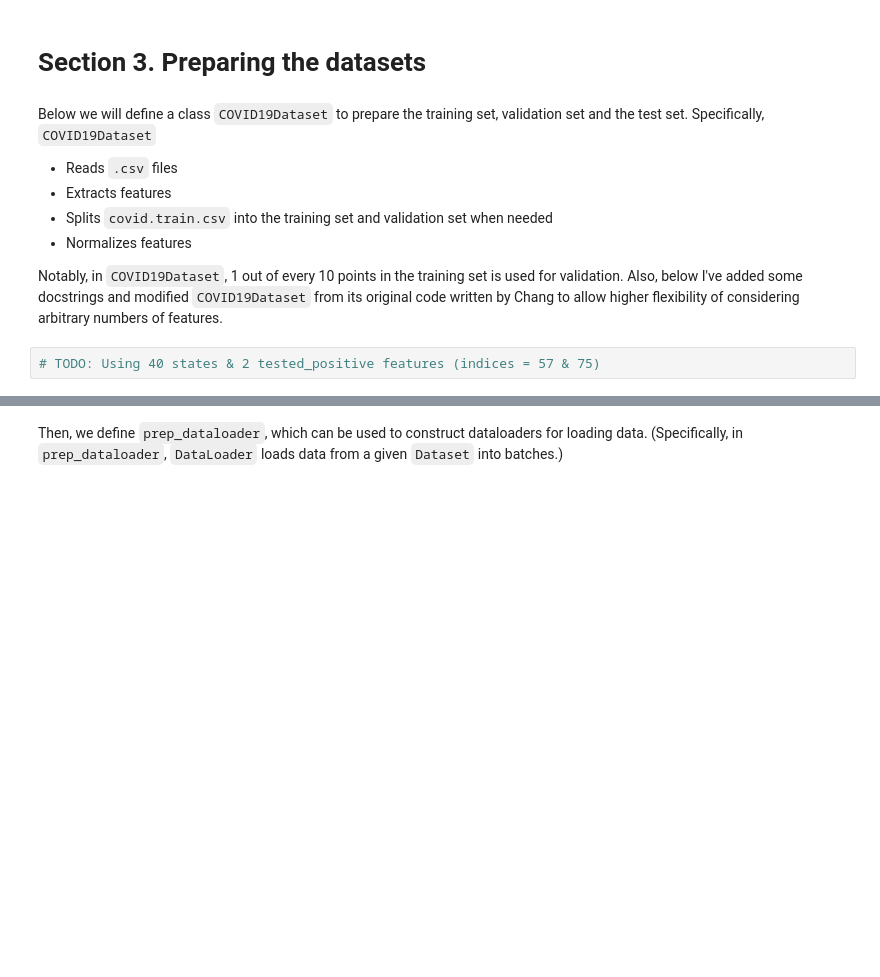
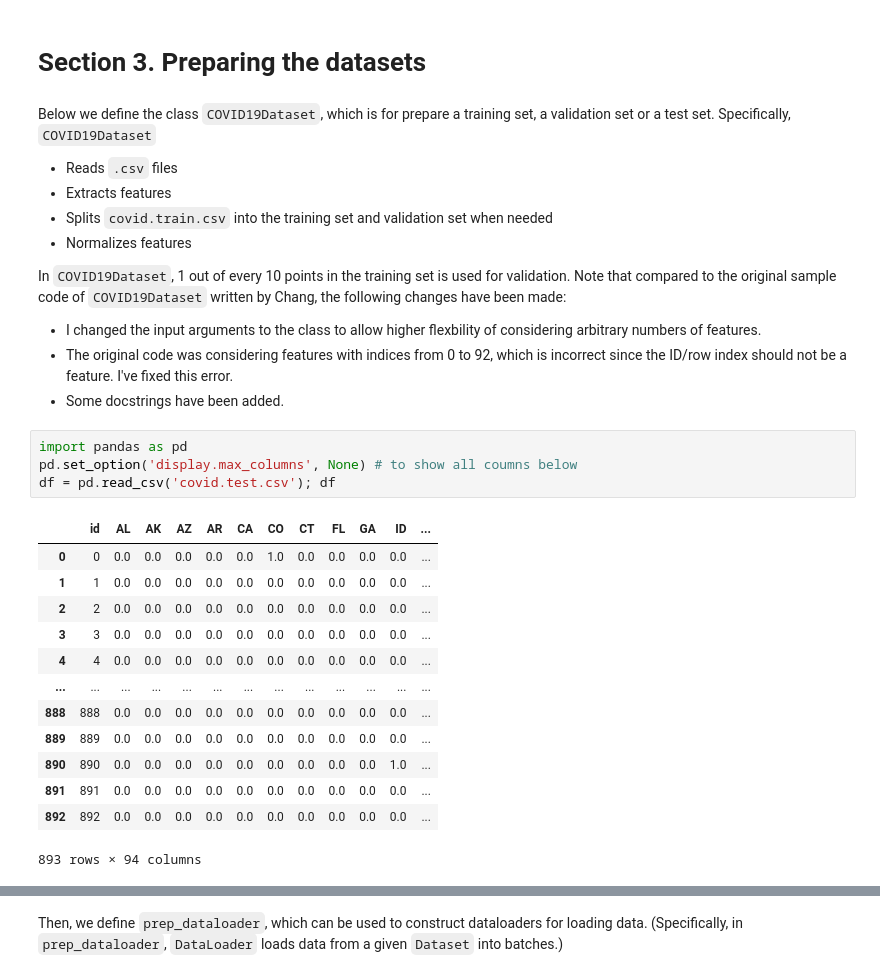
Before and after one commit to wehs7661/deep_learning_projects, a Jupyter notebook: covid_regression/DNN_test_positive/covid_regression_test_positive.ipynb, the cells around one changed output, grey strips where cells are left out. Saved outputs shown, nothing was run; the diff lists cells and outputs as text; blank space fills up the shorter version.

```diff
--- a/covid_regression/DNN_test_positive/covid_regression_test_positive.ipynb
+++ b/covid_regression/DNN_test_positive/covid_regression_test_positive.ipynb
@@ -147,15 +158,34 @@ def plot_pred(dv_set, model, device, lim=35., preds=None, targets=None):
 # %% [markdown]
 # **Section 3. Preparing the datasets**
 # %% [markdown]
-Below we will define a class `COVID19Dataset` to prepare the training set, validation set and the test set. Specifically, `COVID19Dataset`
+Below we define the class `COVID19Dataset`, which is for prepare a training set, a validation set or a test set. Specifically, `COVID19Dataset`
 - Reads `.csv` files
 - Extracts features
 - Splits `covid.train.csv` into the training set and validation set when needed
 - Normalizes features
 
-Notably, in `COVID19Dataset`, 1 out of every 10 points in the training set is used for validation. Also, below I've added some docstrings and modified `COVID19Dataset` from its original code written by Chang to allow higher flexibility of considering arbitrary numbers of features.
+In `COVID19Dataset`, 1 out of every 10 points in the training set is used for validation. Note that compared to the original sample code of `COVID19Dataset` written by Chang, the following changes have been made:
+- I changed the input arguments to the class to allow higher flexbility of considering arbitrary numbers of features.
+- The original code was considering features with indices from 0 to 92, which is incorrect since the ID/row index should not be a feature. I've fixed this error.
+- Some docstrings have been added.
-# %%
-# TODO: Using 40 states & 2 tested_positive features (indices = 57 & 75)
+# %%
+import pandas as pd
+pd.set_option('display.max_columns', None) # to show all coumns below
+df = pd.read_csv('covid.test.csv'); df
+# %% [output]
+|  | id | AL | AK | AZ | AR | CA | CO | CT | FL | GA | ID | ... |
+| 0 | 0 | 0.0 | 0.0 | 0.0 | 0.0 | 0.0 | 1.0 | 0.0 | 0.0 | 0.0 | 0.0 | ... |
+| 1 | 1 | 0.0 | 0.0 | 0.0 | 0.0 | 0.0 | 0.0 | 0.0 | 0.0 | 0.0 | 0.0 | ... |
+| 2 | 2 | 0.0 | 0.0 | 0.0 | 0.0 | 0.0 | 0.0 | 0.0 | 0.0 | 0.0 | 0.0 | ... |
+| 3 | 3 | 0.0 | 0.0 | 0.0 | 0.0 | 0.0 | 0.0 | 0.0 | 0.0 | 0.0 | 0.0 | ... |
+| 4 | 4 | 0.0 | 0.0 | 0.0 | 0.0 | 0.0 | 0.0 | 0.0 | 0.0 | 0.0 | 0.0 | ... |
+| ... | ... | ... | ... | ... | ... | ... | ... | ... | ... | ... | ... | ... |
+| 888 | 888 | 0.0 | 0.0 | 0.0 | 0.0 | 0.0 | 0.0 | 0.0 | 0.0 | 0.0 | 0.0 | ... |
+| 889 | 889 | 0.0 | 0.0 | 0.0 | 0.0 | 0.0 | 0.0 | 0.0 | 0.0 | 0.0 | 0.0 | ... |
+| 890 | 890 | 0.0 | 0.0 | 0.0 | 0.0 | 0.0 | 0.0 | 0.0 | 0.0 | 0.0 | 1.0 | ... |
+| 891 | 891 | 0.0 | 0.0 | 0.0 | 0.0 | 0.0 | 0.0 | 0.0 | 0.0 | 0.0 | 0.0 | ... |
+| 892 | 892 | 0.0 | 0.0 | 0.0 | 0.0 | 0.0 | 0.0 | 0.0 | 0.0 | 0.0 | 0.0 | ... |
+893 rows × 94 columns
 # %%
 class COVID19Dataset(Dataset):
     ''' Dataset for loading and preprocessing the COVID19 dataset '''
```
Also changed, not shown: parts of 53 cells of this notebook.
